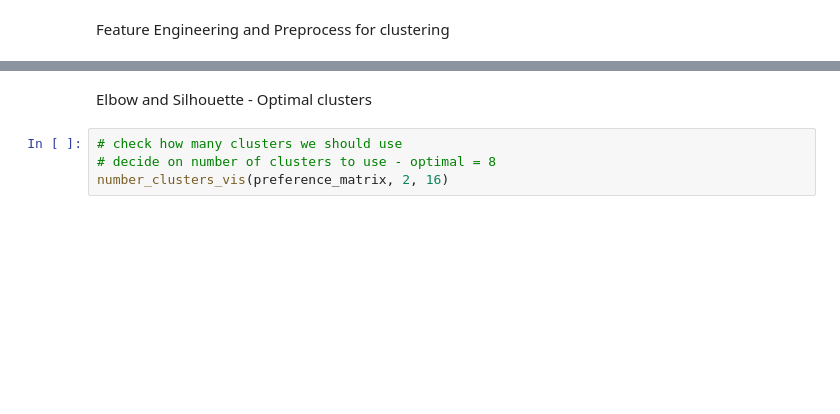
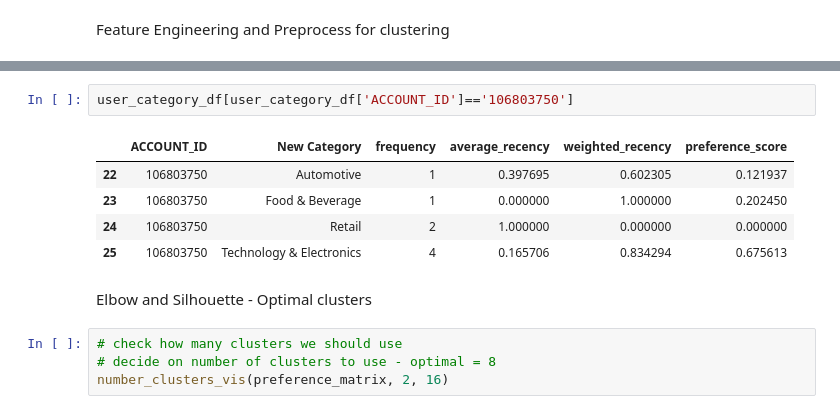
Before and after one commit to snuttall-personal/dormant-customer-analysis, a Jupyter notebook: run_clustering.ipynb, the cells around one changed output, grey strips where cells are left out. Cells and saved outputs as stored; diff of their text form; blank space fills up the shorter version.

```diff
--- a/run_clustering.ipynb
+++ b/run_clustering.ipynb
@@ -39,3 +70,11 @@ preference_matrix = user_category_df.pivot(index='ACCOUNT_ID', columns='New Cate
+# %%
+user_category_df[user_category_df['ACCOUNT_ID']=='106803750']
+# %% [output]
+|  | ACCOUNT_ID | New Category | frequency | average_recency | weighted_recency | preference_score |
+| 22 | 106803750 | Automotive | 1 | 0.397695 | 0.602305 | 0.121937 |
+| 23 | 106803750 | Food & Beverage | 1 | 0.000000 | 1.000000 | 0.202450 |
+| 24 | 106803750 | Retail | 2 | 1.000000 | 0.000000 | 0.000000 |
+| 25 | 106803750 | Technology & Electronics | 4 | 0.165706 | 0.834294 | 0.675613 |
 # %% [markdown]
 Elbow and Silhouette - Optimal clusters
 # %%
```
Also changed, not shown: parts of 7 cells of this notebook, 3 other files.
